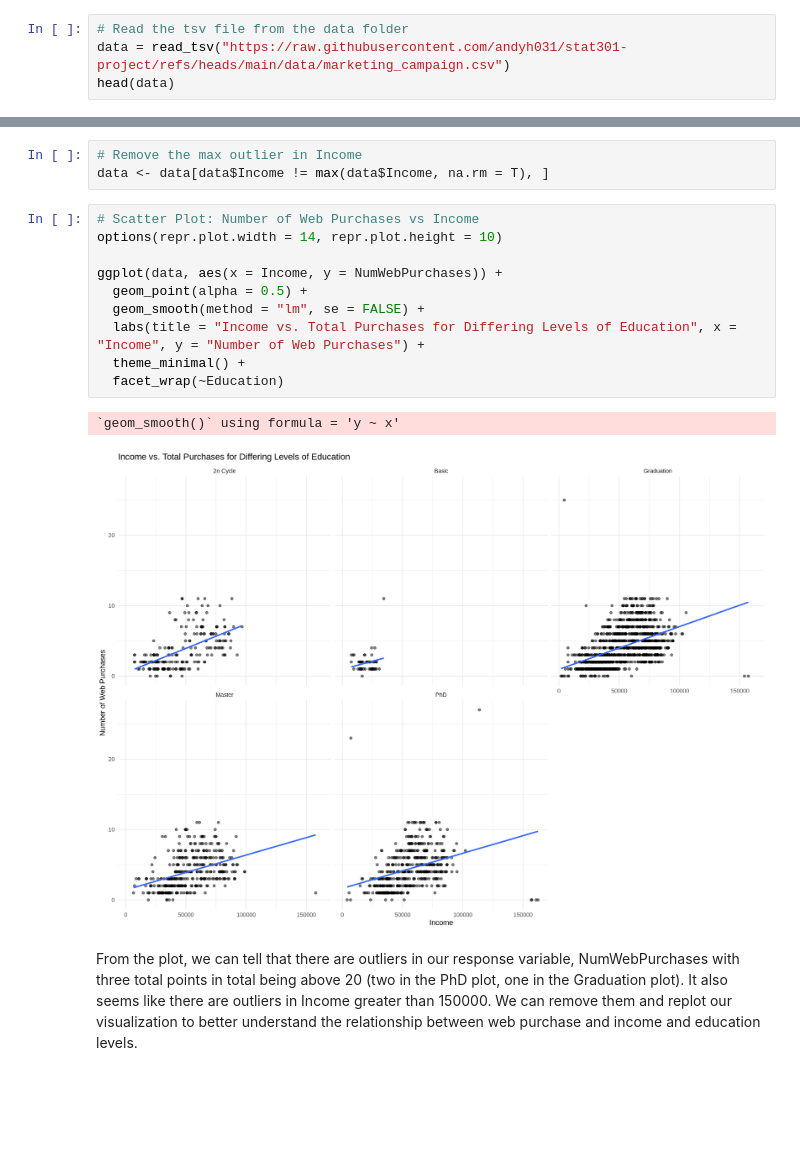
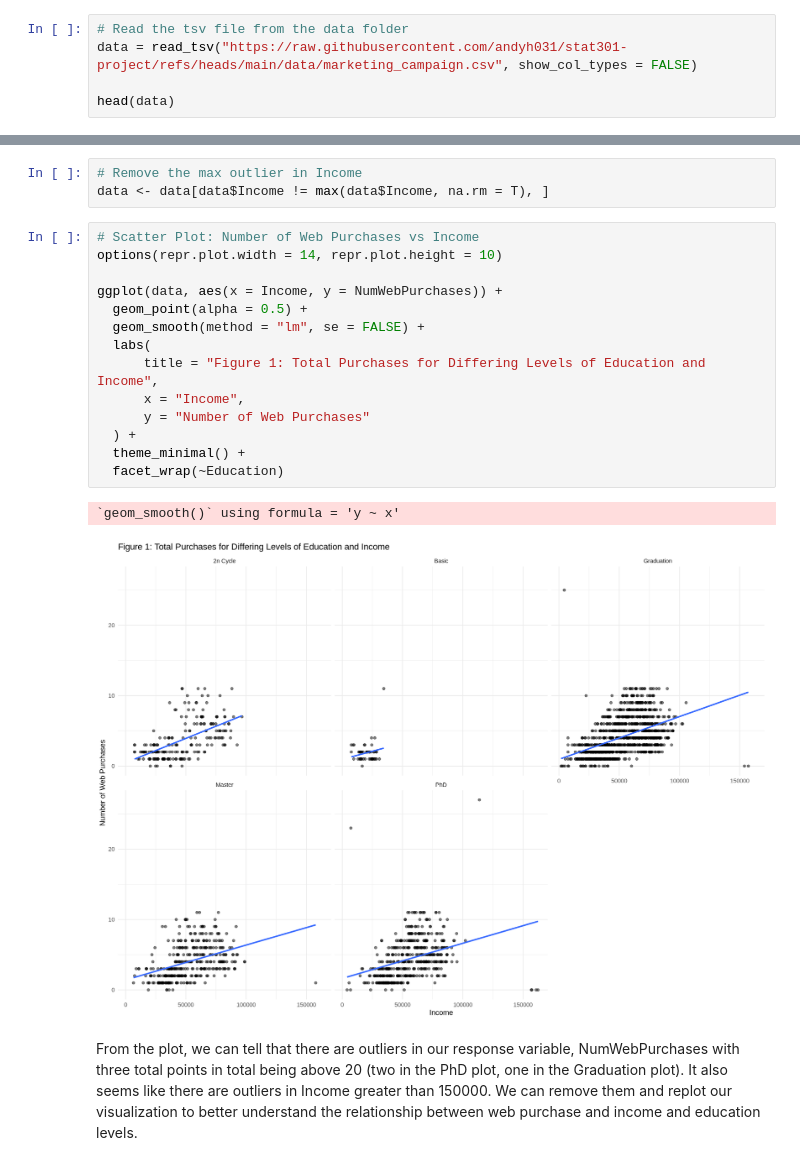
Before and after one commit to andyh031/stat301-project, a Jupyter notebook: project.ipynb, the cells around one changed output, grey strips where cells are left out. Cells and saved outputs as stored; diff of their text form; blank space fills up the shorter version.

```diff
--- a/project.ipynb
+++ b/project.ipynb
@@ -91,6 +95,7 @@ The primary focus of this project will be on inference, although this question i
 - Visualize results
 # %%
 # Read the tsv file from the data folder
-data = read_tsv("https://raw.githubusercontent.com/andyh031/stat301-project/refs/heads/main/data/marketing_campaign.csv")
+data = read_tsv("https://raw.githubusercontent.com/andyh031/stat301-project/refs/heads/main/data/marketing_campaign.csv", show_col_types = FALSE)
+
 head(data)
 # %% [output]
@@ -180,16 +177,20 @@ data <- data[data$Income != max(data$Income, na.rm = T), ]
 # %%
 # Scatter Plot: Number of Web Purchases vs Income
 options(repr.plot.width = 14, repr.plot.height = 10)
 
 ggplot(data, aes(x = Income, y = NumWebPurchases)) +
   geom_point(alpha = 0.5) +
   geom_smooth(method = "lm", se = FALSE) +
-  labs(title = "Income vs. Total Purchases for Differing Levels of Education", x = "Income", y = "Number of Web Purchases") +
+  labs(
+      title = "Figure 1: Total Purchases for Differing Levels of Education and Income",
+      x = "Income",
+      y = "Number of Web Purchases"
+  ) +
   theme_minimal() +
   facet_wrap(~Education)
 # %% [output]
 `geom_smooth()` using formula = 'y ~ x'
-[figure, old version]
+[figure, new version]
 # %% [markdown]
 From the plot, we can tell that there are outliers in our response variable, NumWebPurchases with three total points in total being above 20 (two in the PhD plot, one in the Graduation plot). It also seems like there are outliers in Income greater than 150000. We can remove them and replot our visualization to better understand the relationship between web purchase and income and education levels.
 # %%
```
Also changed, not shown: parts of 22 cells of this notebook.
